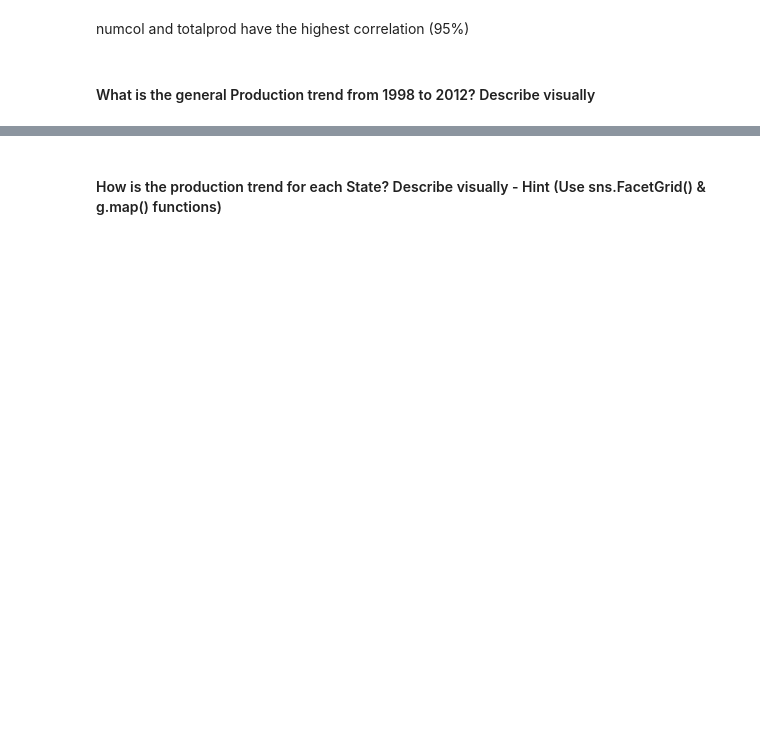
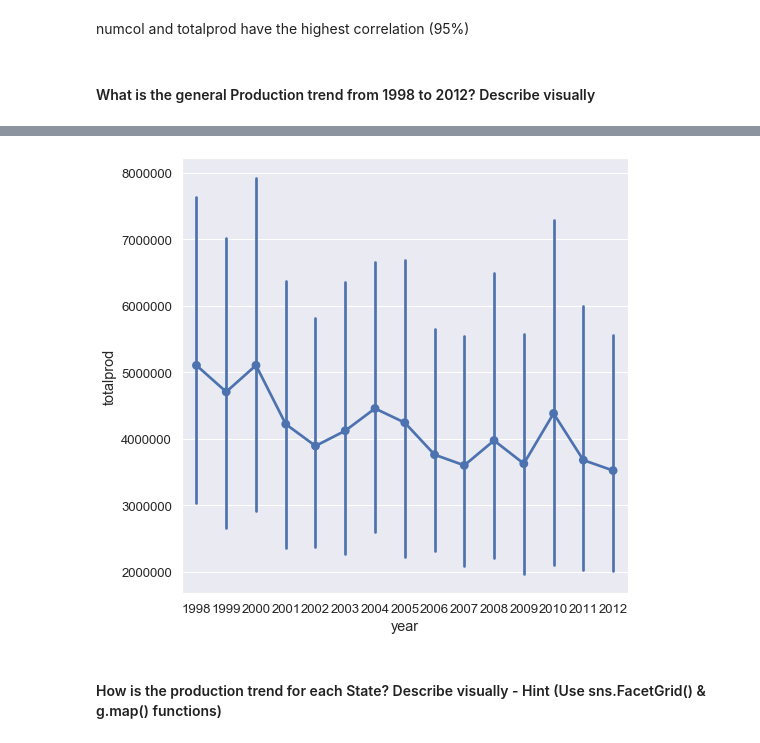
Before and after one commit to nswami6/GreatLearning, a Jupyter notebook: PythonW3/Try-Week3-PDS Student File.ipynb, the cells around one changed output, grey strips where cells are left out. Cells and saved outputs as stored; diff of their text form; code cells hidden in the pictures; blank space fills up the shorter version.

```diff
--- a/PythonW3/Try-Week3-PDS Student File.ipynb
+++ b/PythonW3/Try-Week3-PDS Student File.ipynb
@@ -185,3 +267,9 @@ numcol and totalprod have the highest correlation (95%)
+# %%
+plt.figure(figsize=(8,8))
+sns.pointplot(mydata['year'],mydata['totalprod'])
+plt.show()
+# %% [output]
+[figure, added]
 # %% [markdown]
 #### How is the production trend for each State? Describe visually - Hint (Use sns.FacetGrid() & g.map() functions)
 # %%
```
Also changed, not shown: parts of 31 cells of this notebook, 6 other files.
